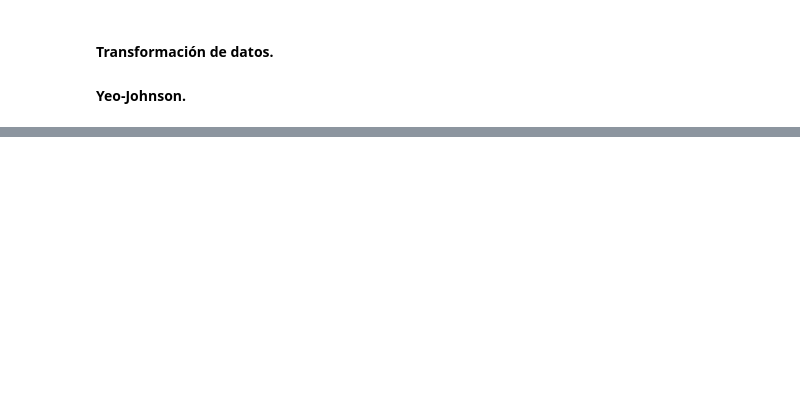
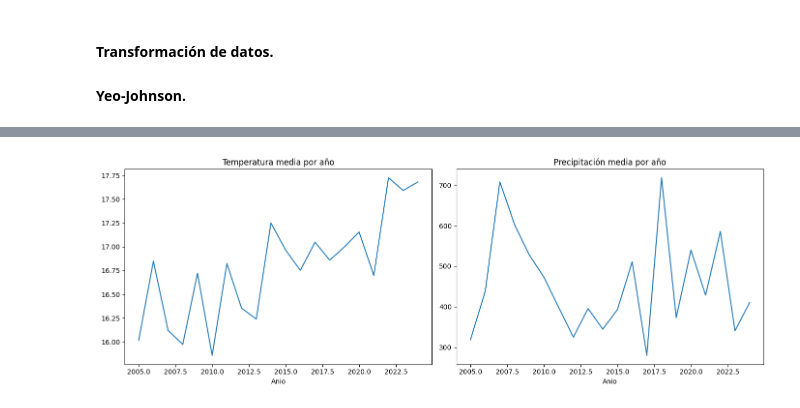
Before and after one commit to RosaSierr0609/Impacto-del-clima-en-la-agricultura-, a Jupyter notebook: 3. EDA.ipynb, the cells around one changed output, grey strips where cells are left out. Saved outputs shown, nothing was run; the diff lists cells and outputs as text; code cells hidden in the pictures; blank space fills up the shorter version.

```diff
--- a/3. EDA.ipynb
+++ b/3. EDA.ipynb
@@ -277,0 +393,16 @@ Ninguna variable sigue una distribución normal. Se observan tres patrones princ
+# %%
+#Gráficas de temperaturas y precipitaciones
+fig, axes = plt.subplots(1, 2, figsize=(14, 5))
+
+df_agric_clima.groupby("Anio")["Temp_media"].mean().plot(
+    ax=axes[0], title="Temperatura media por año"
+)
+
+df_agric_clima.groupby("Anio")["Precipitacion"].mean().plot(
+    ax=axes[1], title="Precipitación media por año"
+)
+
+plt.tight_layout()
+plt.show()
+# %% [output]
+[figure, added]
```
Also changed, not shown: parts of 18 cells of this notebook, 3 other files.
